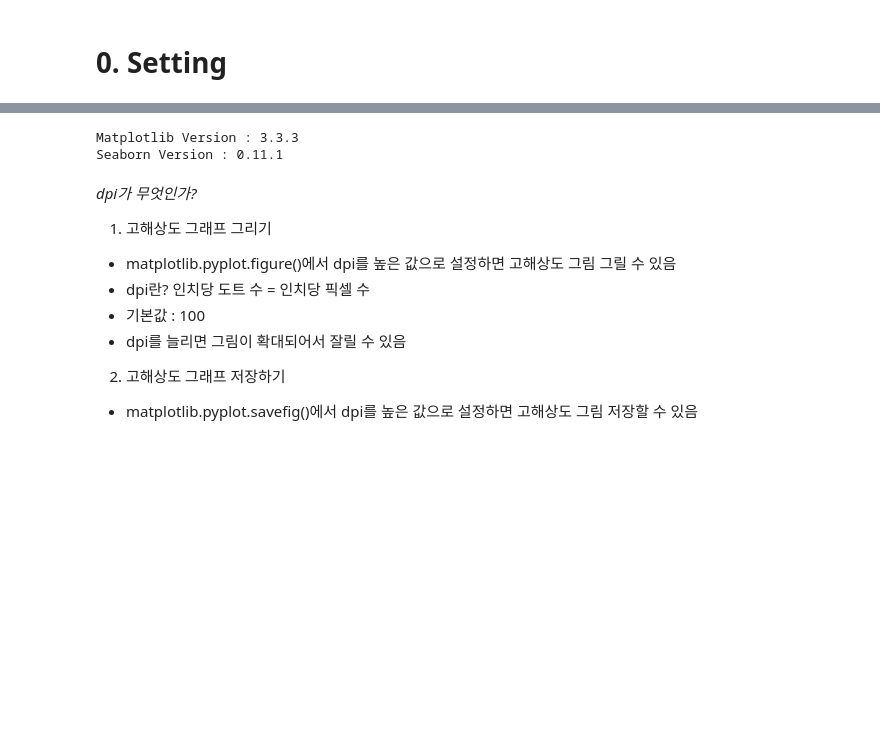
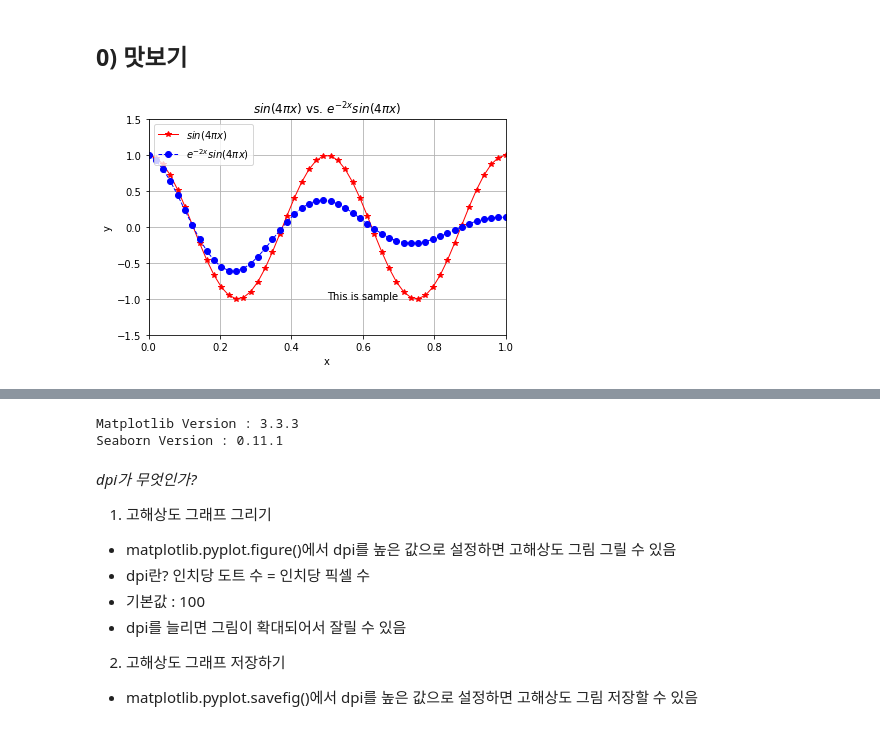
Before and after one commit to datacampic/visualization, a Jupyter notebook: 손학영/Matplotlib.ipynb, the cells around one changed output, grey strips where cells are left out. Cells and saved outputs as stored; diff of their text form; code cells hidden in the pictures; blank space fills up the shorter version.

```diff
--- a/손학영/Matplotlib.ipynb
+++ b/손학영/Matplotlib.ipynb
@@ -1,2 +7,24 @@
 # %% [markdown]
-# 0. Setting
+## 0) 맛보기
+# %%
+# 꾸미기 예시
+x = np.linspace(0,1,50)
+
+y1 = np.cos(4*np.pi*x)
+y2 = np.cos(4*np.pi*x)*np.exp(-2*x)
+
+plt.plot(x,y1,'r-*', # `r-*` 색상, 선타입, 마커
+         label=r'$sin(4 \pi x)$',lw=1) # label : 레전드에 표시될 내용, lw : linewidth
+plt.plot(x,y2,'b--o',
+   label=r'$ e^{-2x} sin(4\pi x) $',lw=1)
+plt.title(r'$sin(4 \pi x)$ vs. $ e^{-2x} sin(4\pi x)$')
+plt.xlabel('x')
+plt.ylabel('y')
+plt.text(0.5,-1.0,r'This is sample') # 주어진 x,y 위치에 text 표시
+plt.axis([0,1,-1.5,1.5]) # xmin, xmax, ymin, ymax : 축의 범위 지정
+plt.grid(True) # 격자 그리기
+plt.legend(loc='upper left')
+plt.tight_layout() # 여백 조정하기
+plt.show()
+# %% [output]
+[figure, added]
```
Also changed, not shown: parts of 36 cells of this notebook.
